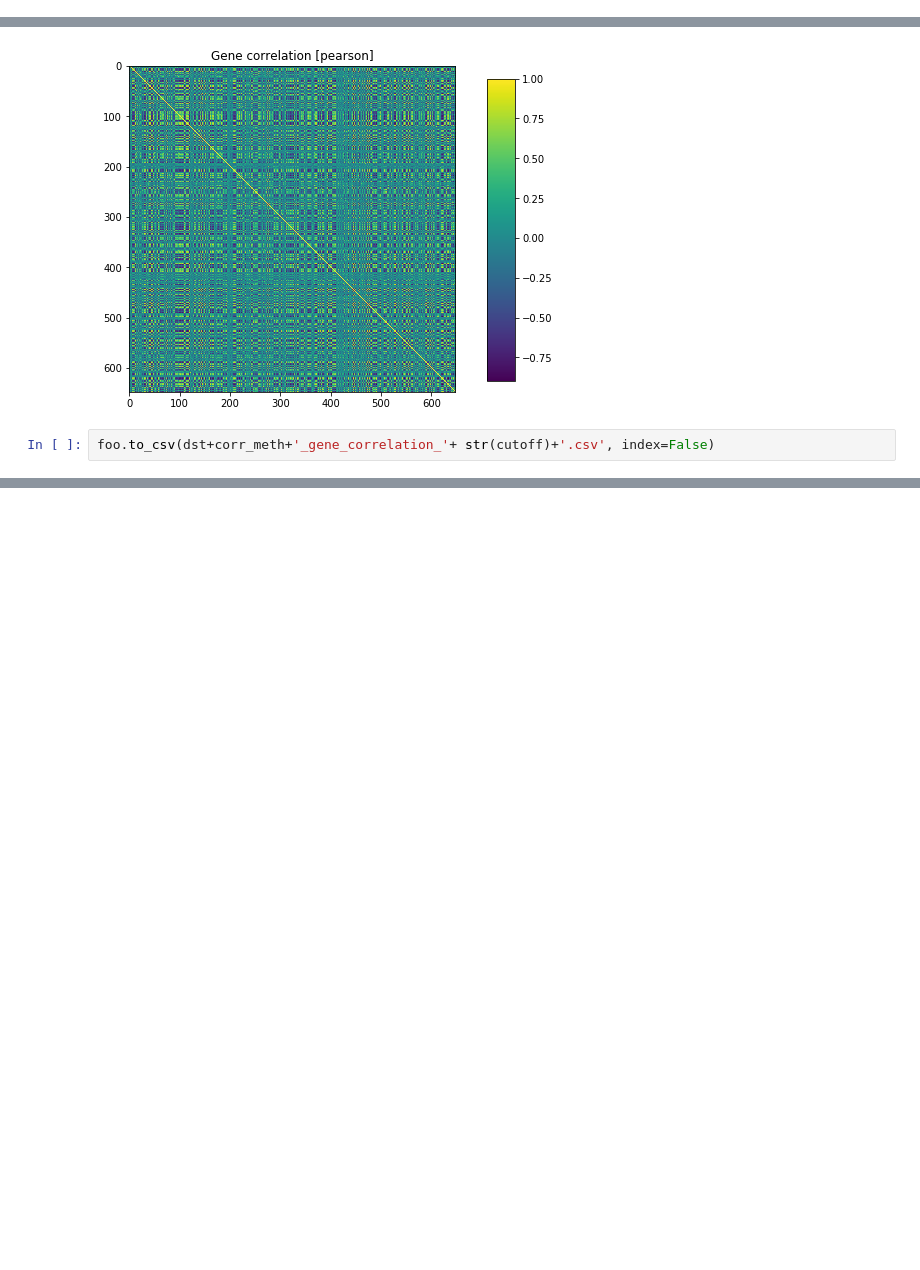
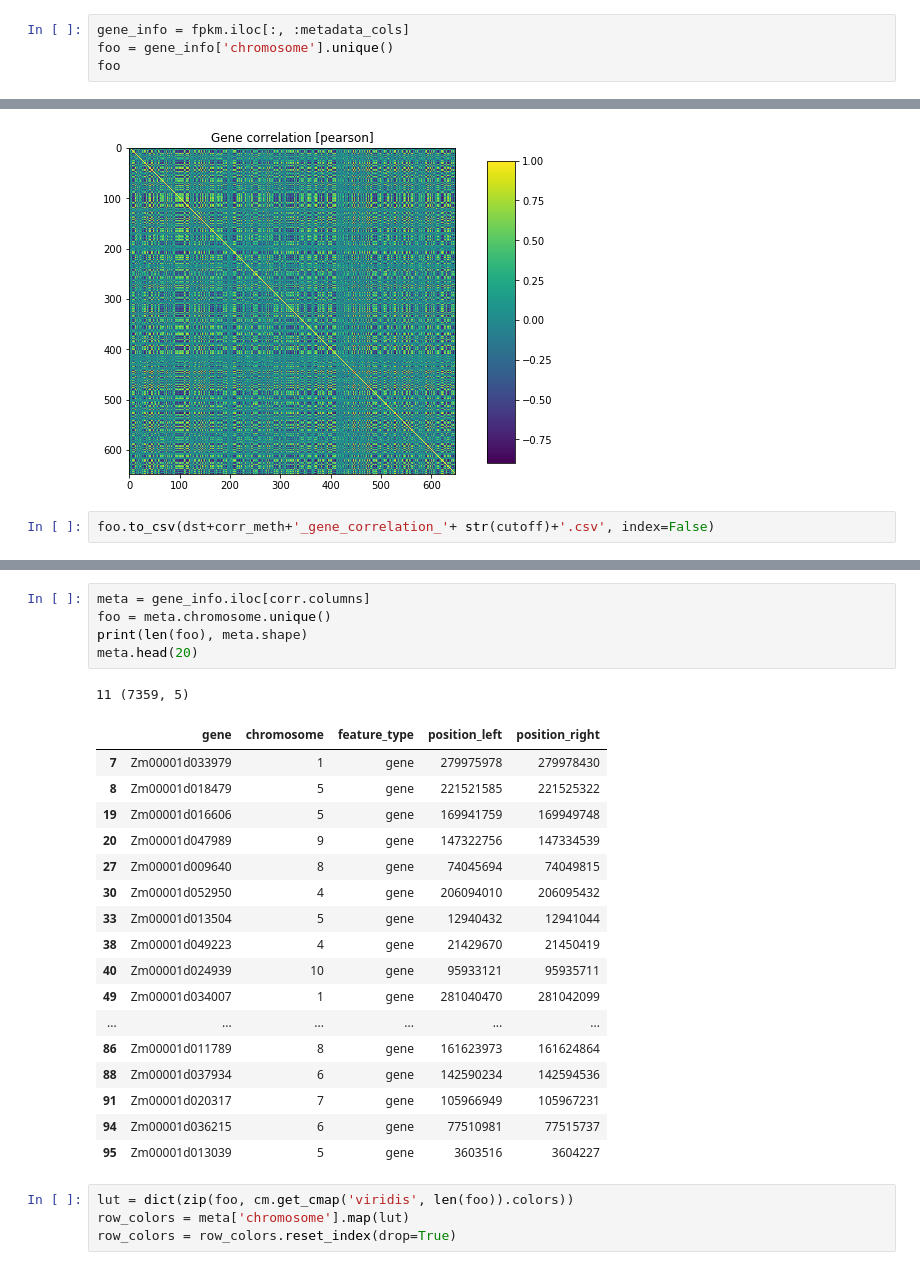
Before and after one commit to amezqui3/context_matters, a Jupyter notebook: scripts/gene_correlation.ipynb, the cells around one changed output, grey strips where cells are left out. Saved outputs shown, nothing was run; the diff lists cells and outputs as text; blank space fills up the shorter version.

```diff
--- a/scripts/gene_correlation.ipynb
+++ b/scripts/gene_correlation.ipynb
@@ -98,3 +107,7 @@ Finally, append an additional column with the **variance** of gene expression.
 # %%
 fpkm = pd.read_table(gene_file)
 metadata_cols = 5
+# %%
+gene_info = fpkm.iloc[:, :metadata_cols]
+foo = gene_info['chromosome'].unique()
+foo
@@ -235,0 +303,28 @@ foo.to_csv(dst+corr_meth+'_gene_correlation_'+ str(cutoff)+'.csv', index=False)
+# %%
+meta = gene_info.iloc[corr.columns]
+foo = meta.chromosome.unique()
+print(len(foo), meta.shape)
+meta.head(20)
+# %% [output]
+11 (7359, 5)
+|  | gene | chromosome | feature_type | position_left | position_right |
+| 7 | Zm00001d033979 | 1 | gene | 279975978 | 279978430 |
+| 8 | Zm00001d018479 | 5 | gene | 221521585 | 221525322 |
+| 19 | Zm00001d016606 | 5 | gene | 169941759 | 169949748 |
+| 20 | Zm00001d047989 | 9 | gene | 147322756 | 147334539 |
+| 27 | Zm00001d009640 | 8 | gene | 74045694 | 74049815 |
+| 30 | Zm00001d052950 | 4 | gene | 206094010 | 206095432 |
+| 33 | Zm00001d013504 | 5 | gene | 12940432 | 12941044 |
+| 38 | Zm00001d049223 | 4 | gene | 21429670 | 21450419 |
+| 40 | Zm00001d024939 | 10 | gene | 95933121 | 95935711 |
+| 49 | Zm00001d034007 | 1 | gene | 281040470 | 281042099 |
+| ... | ... | ... | ... | ... | ... |
+| 86 | Zm00001d011789 | 8 | gene | 161623973 | 161624864 |
+| 88 | Zm00001d037934 | 6 | gene | 142590234 | 142594536 |
+| 91 | Zm00001d020317 | 7 | gene | 105966949 | 105967231 |
+| 94 | Zm00001d036215 | 6 | gene | 77510981 | 77515737 |
+| 95 | Zm00001d013039 | 5 | gene | 3603516 | 3604227 |
+# %%
+lut = dict(zip(foo, cm.get_cmap('viridis', len(foo)).colors))
+row_colors = meta['chromosome'].map(lut)
+row_colors = row_colors.reset_index(drop=True)
```
Also changed, not shown: parts of 8 cells of this notebook, 8 other files.
